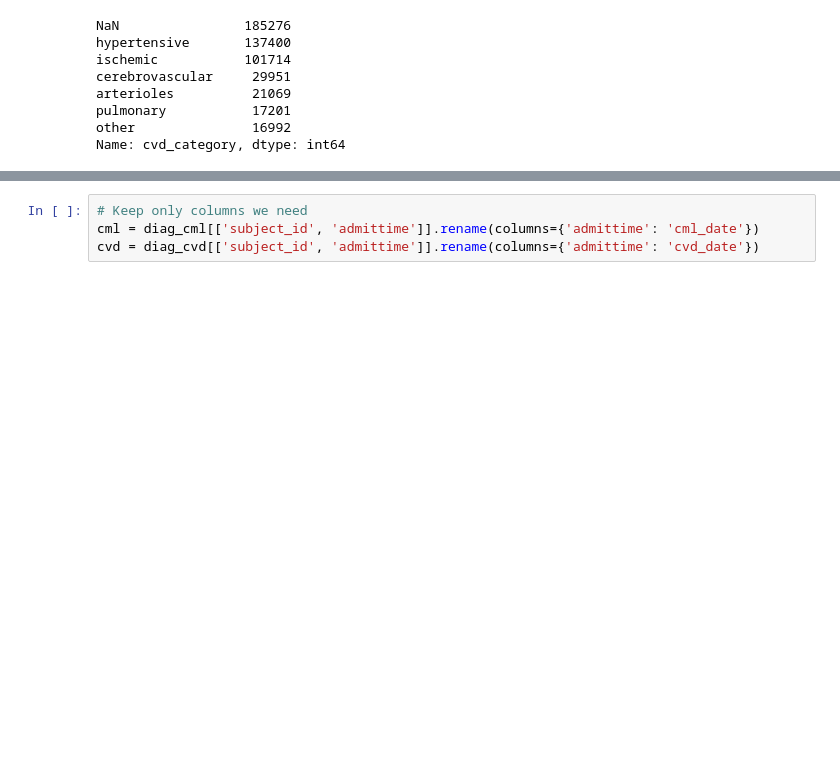
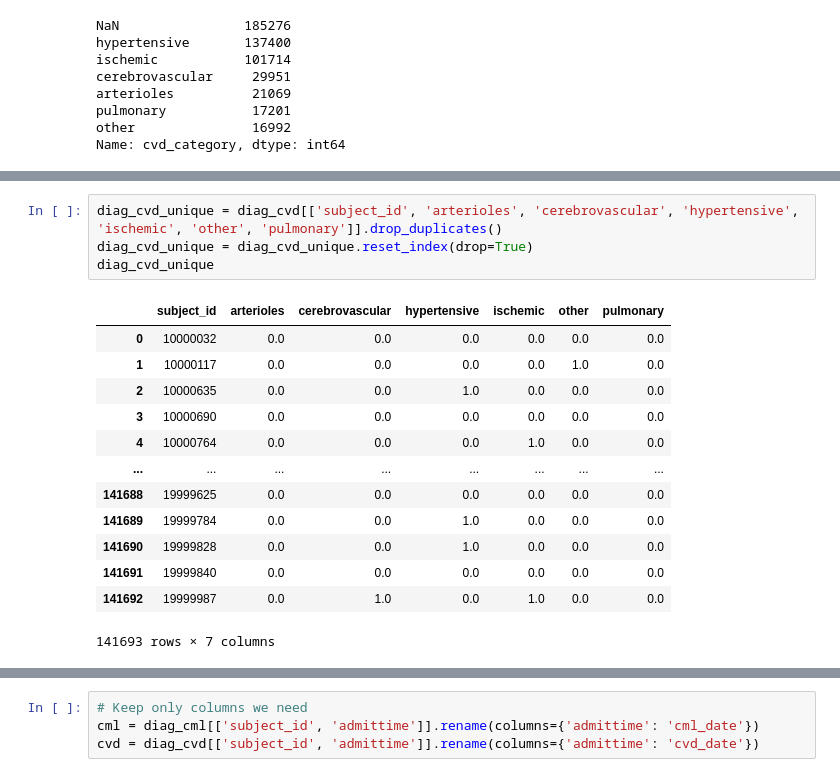
Before and after one commit to yloughribi/Internship, a Jupyter notebook: Python_script.ipynb, the cells around one changed output, grey strips where cells are left out. Saved outputs shown, nothing was run; the diff lists cells and outputs as text; blank space fills up the shorter version.

```diff
--- a/Python_script.ipynb
+++ b/Python_script.ipynb
@@ -208 +303,19 @@ diag_cvd = diag_cvd.reset_index(drop=True)
+# %%
+diag_cvd_unique = diag_cvd[['subject_id', 'arterioles', 'cerebrovascular', 'hypertensive', 'ischemic', 'other', 'pulmonary']].drop_duplicates()
+diag_cvd_unique = diag_cvd_unique.reset_index(drop=True)
+diag_cvd_unique
+# %% [output]
+|  | subject_id | arterioles | cerebrovascular | hypertensive | ischemic | other | pulmonary |
+| 0 | 10000032 | 0.0 | 0.0 | 0.0 | 0.0 | 0.0 | 0.0 |
+| 1 | 10000117 | 0.0 | 0.0 | 0.0 | 0.0 | 1.0 | 0.0 |
+| 2 | 10000635 | 0.0 | 0.0 | 1.0 | 0.0 | 0.0 | 0.0 |
+| 3 | 10000690 | 0.0 | 0.0 | 0.0 | 0.0 | 0.0 | 0.0 |
+| 4 | 10000764 | 0.0 | 0.0 | 0.0 | 1.0 | 0.0 | 0.0 |
+| ... | ... | ... | ... | ... | ... | ... | ... |
+| 141688 | 19999625 | 0.0 | 0.0 | 0.0 | 0.0 | 0.0 | 0.0 |
+| 141689 | 19999784 | 0.0 | 0.0 | 1.0 | 0.0 | 0.0 | 0.0 |
+| 141690 | 19999828 | 0.0 | 0.0 | 1.0 | 0.0 | 0.0 | 0.0 |
+| 141691 | 19999840 | 0.0 | 0.0 | 0.0 | 0.0 | 0.0 | 0.0 |
+| 141692 | 19999987 | 0.0 | 1.0 | 0.0 | 1.0 | 0.0 | 0.0 |
+141693 rows × 7 columns
 # %%
```
Also changed, not shown: parts of 75 cells of this notebook, 1 other file.
